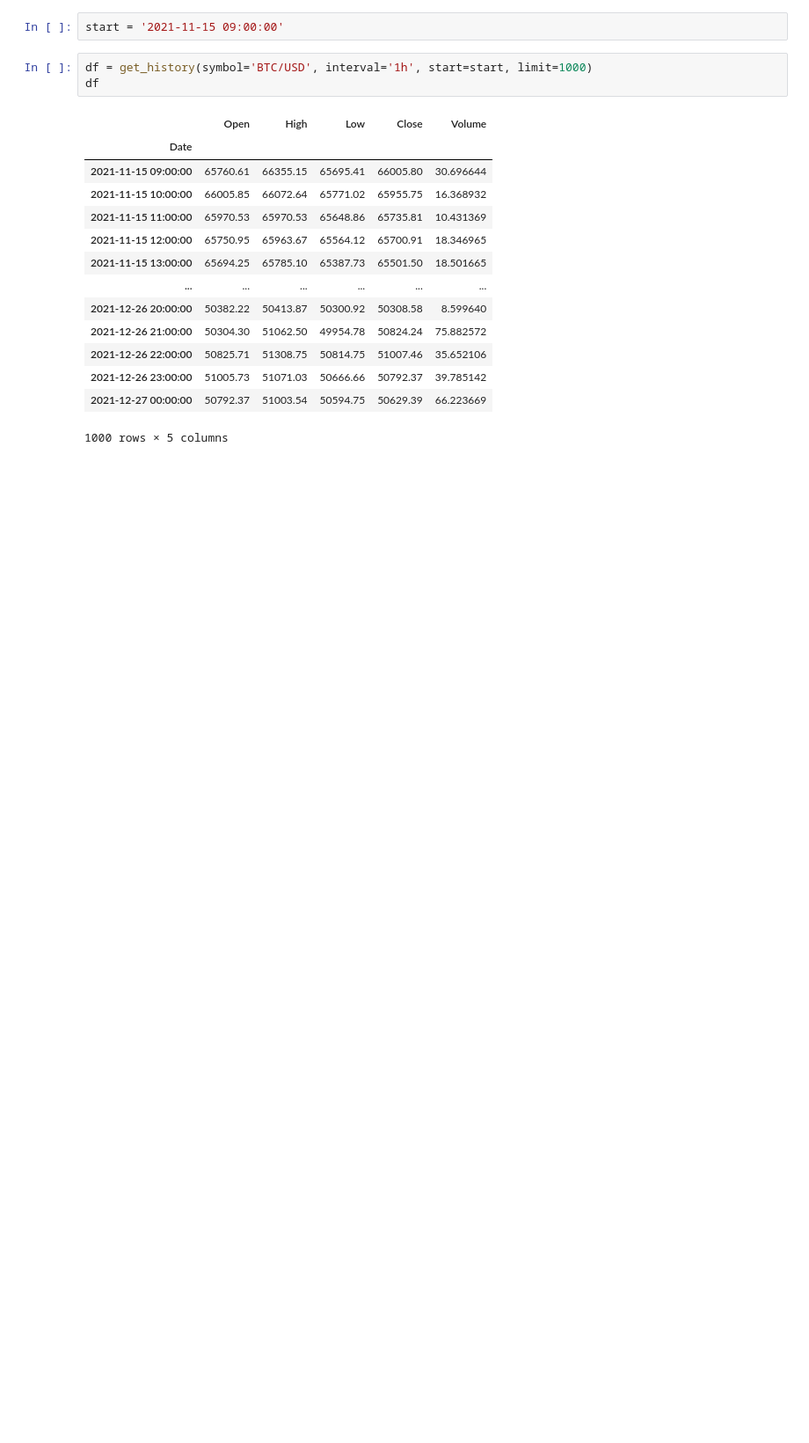
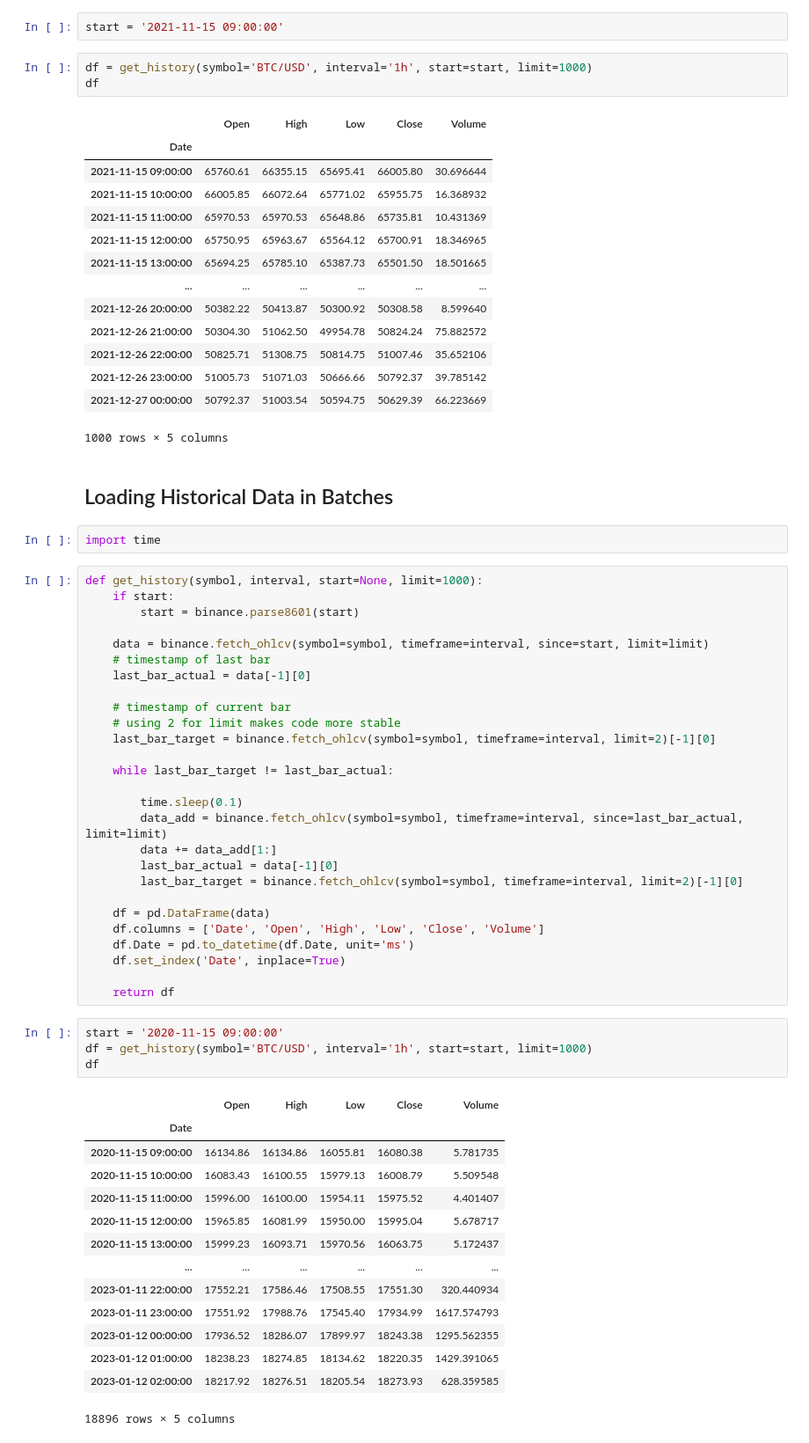
Before and after one commit to Jayce77/pythonDataCookbook, a Jupyter notebook: ccxtExamples.ipynb, the cells around one changed output. Shown at 88% size. Cells and saved outputs as stored; diff of their text form; blank space fills up the shorter version.

Commit message:
Working with CCXT Public API loading historical data

```diff
--- a/ccxtExamples.ipynb
+++ b/ccxtExamples.ipynb
@@ -595,3 +590,53 @@ df
 | 2021-12-26 23:00:00 | 51005.73 | 51071.03 | 50666.66 | 50792.37 | 39.785142 |
 | 2021-12-27 00:00:00 | 50792.37 | 51003.54 | 50594.75 | 50629.39 | 66.223669 |
 1000 rows × 5 columns
+# %% [markdown]
+## Loading Historical Data in Batches
+# %%
+import time
+# %%
+def get_history(symbol, interval, start=None, limit=1000):
+    if start:
+        start = binance.parse8601(start)
+
+    data = binance.fetch_ohlcv(symbol=symbol, timeframe=interval, since=start, limit=limit)
+    # timestamp of last bar
+    last_bar_actual = data[-1][0]
+
+    # timestamp of current bar
+    # using 2 for limit makes code more stable
+    last_bar_target = binance.fetch_ohlcv(symbol=symbol, timeframe=interval, limit=2)[-1][0]
+
+    while last_bar_target != last_bar_actual:
+
+        time.sleep(0.1)
+        data_add = binance.fetch_ohlcv(symbol=symbol, timeframe=interval, since=last_bar_actual, limit=limit)
+        data += data_add[1:]
+        last_bar_actual = data[-1][0]
+        last_bar_target = binance.fetch_ohlcv(symbol=symbol, timeframe=interval, limit=2)[-1][0]
+
+    df = pd.DataFrame(data)
+    df.columns = ['Date', 'Open', 'High', 'Low', 'Close', 'Volume']
+    df.Date = pd.to_datetime(df.Date, unit='ms')
+    df.set_index('Date', inplace=True)
+
+    return df
+# %%
+start = '2020-11-15 09:00:00'
+df = get_history(symbol='BTC/USD', interval='1h', start=start, limit=1000)
+df
+# %% [output]
+|  | Open | High | Low | Close | Volume |
+| Date |  |  |  |  |  |
+| 2020-11-15 09:00:00 | 16134.86 | 16134.86 | 16055.81 | 16080.38 | 5.781735 |
+| 2020-11-15 10:00:00 | 16083.43 | 16100.55 | 15979.13 | 16008.79 | 5.509548 |
+| 2020-11-15 11:00:00 | 15996.00 | 16100.00 | 15954.11 | 15975.52 | 4.401407 |
+| 2020-11-15 12:00:00 | 15965.85 | 16081.99 | 15950.00 | 15995.04 | 5.678717 |
+| 2020-11-15 13:00:00 | 15999.23 | 16093.71 | 15970.56 | 16063.75 | 5.172437 |
+| ... | ... | ... | ... | ... | ... |
+| 2023-01-11 22:00:00 | 17552.21 | 17586.46 | 17508.55 | 17551.30 | 320.440934 |
+| 2023-01-11 23:00:00 | 17551.92 | 17988.76 | 17545.40 | 17934.99 | 1617.574793 |
+| 2023-01-12 00:00:00 | 17936.52 | 18286.07 | 17899.97 | 18243.38 | 1295.562355 |
+| 2023-01-12 01:00:00 | 18238.23 | 18274.85 | 18134.62 | 18220.35 | 1429.391065 |
+| 2023-01-12 02:00:00 | 18217.92 | 18276.51 | 18205.54 | 18273.93 | 628.359585 |
+18896 rows × 5 columns
```
Also changed, not shown: parts of 21 cells of this notebook.
